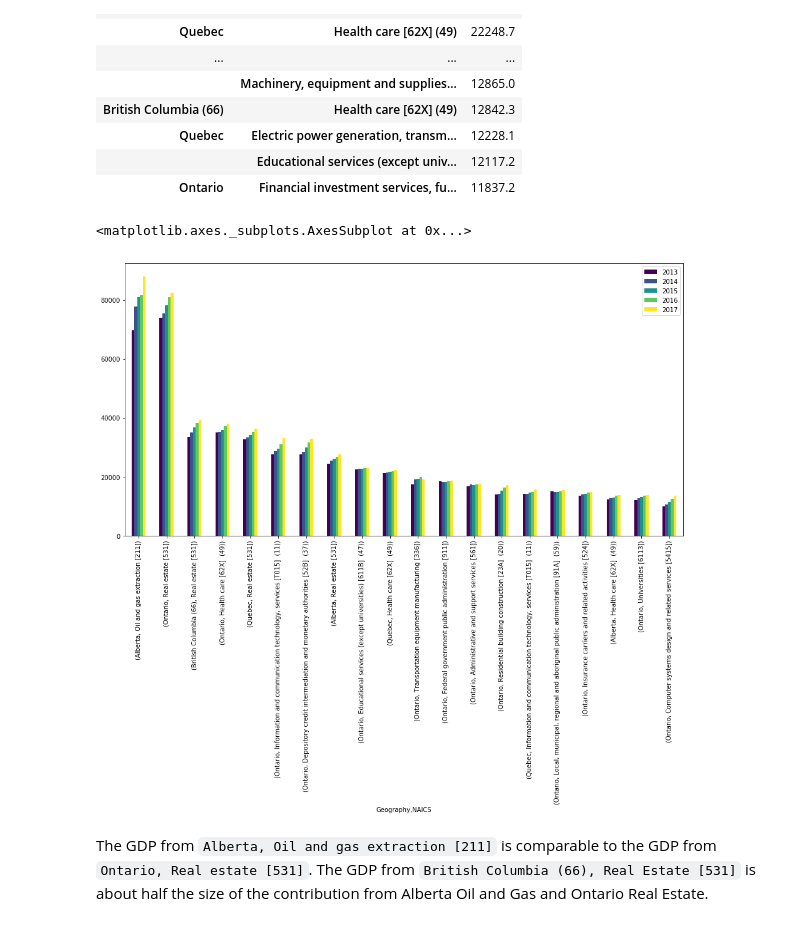
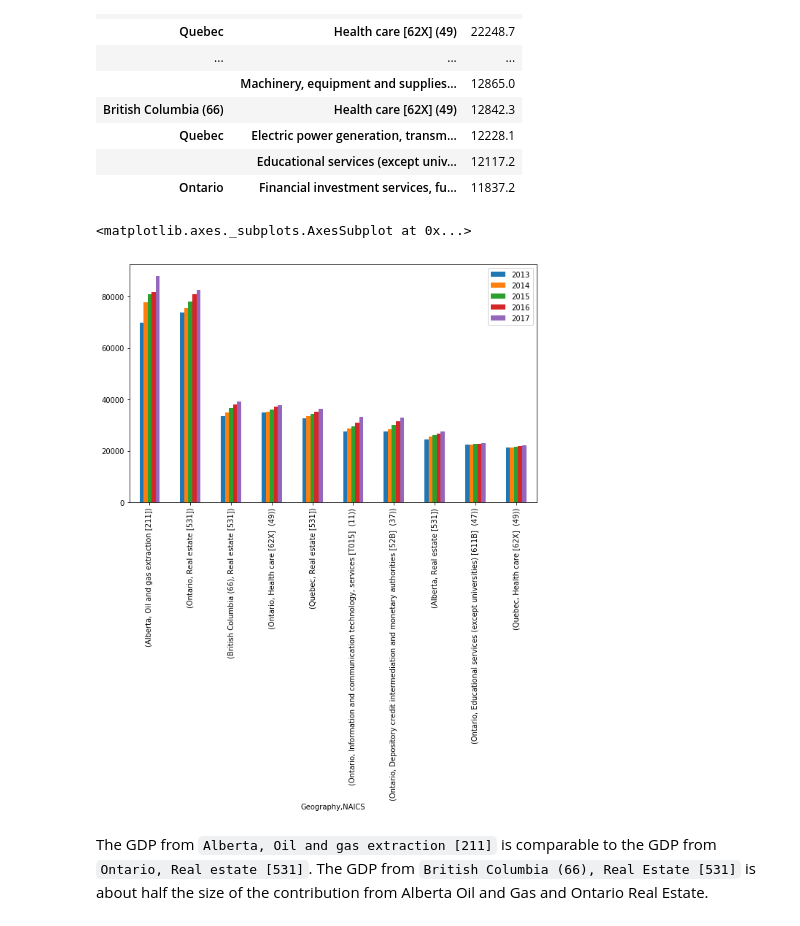
Before and after one commit to colliand/economic-analysis, a Jupyter notebook: provincial-gdp-by-industry.ipynb, the cells around one changed output. Saved outputs shown, nothing was run; the diff lists cells and outputs as text; code cells hidden in the pictures.

```diff
--- a/provincial-gdp-by-industry.ipynb
+++ b/provincial-gdp-by-industry.ipynb
@@ -150,11 +156,11 @@ pd.pivot_table(df,index=['Geography', 'NAICS'],
 # %%
 ## 2017 Individual Lines Items in the GDP breakdown of Geography X Sector
 pd.pivot_table(df,index=['Geography','NAICS'],
-               aggfunc = sum, values = ['2017','2016','2015','2014','2013']).sort_values(by='2017', ascending=False).head(n=20).plot(
-                kind='bar', cmap="viridis", figsize=(16, 8))
+               aggfunc = sum, values = ['2017','2016','2015','2014','2013']).sort_values(by='2017', ascending=False).head(n=10).plot(
+                kind='bar', figsize=(10, 6))
 # %% [output]
 <matplotlib.axes._subplots.AxesSubplot at 0x...>
-[figure, old version]
+[figure, new version]
 # %% [markdown]
 The GDP from `Alberta, Oil and gas extraction [211]` is comparable to the GDP from `Ontario, Real estate [531]`. The GDP from `British Columbia (66), Real Estate [531]` is about half the size of the contribution from Alberta Oil and Gas and Ontario Real Estate.
 # %% [markdown]
```
Also changed, not shown: parts of 5 cells of this notebook, 1 other file.
